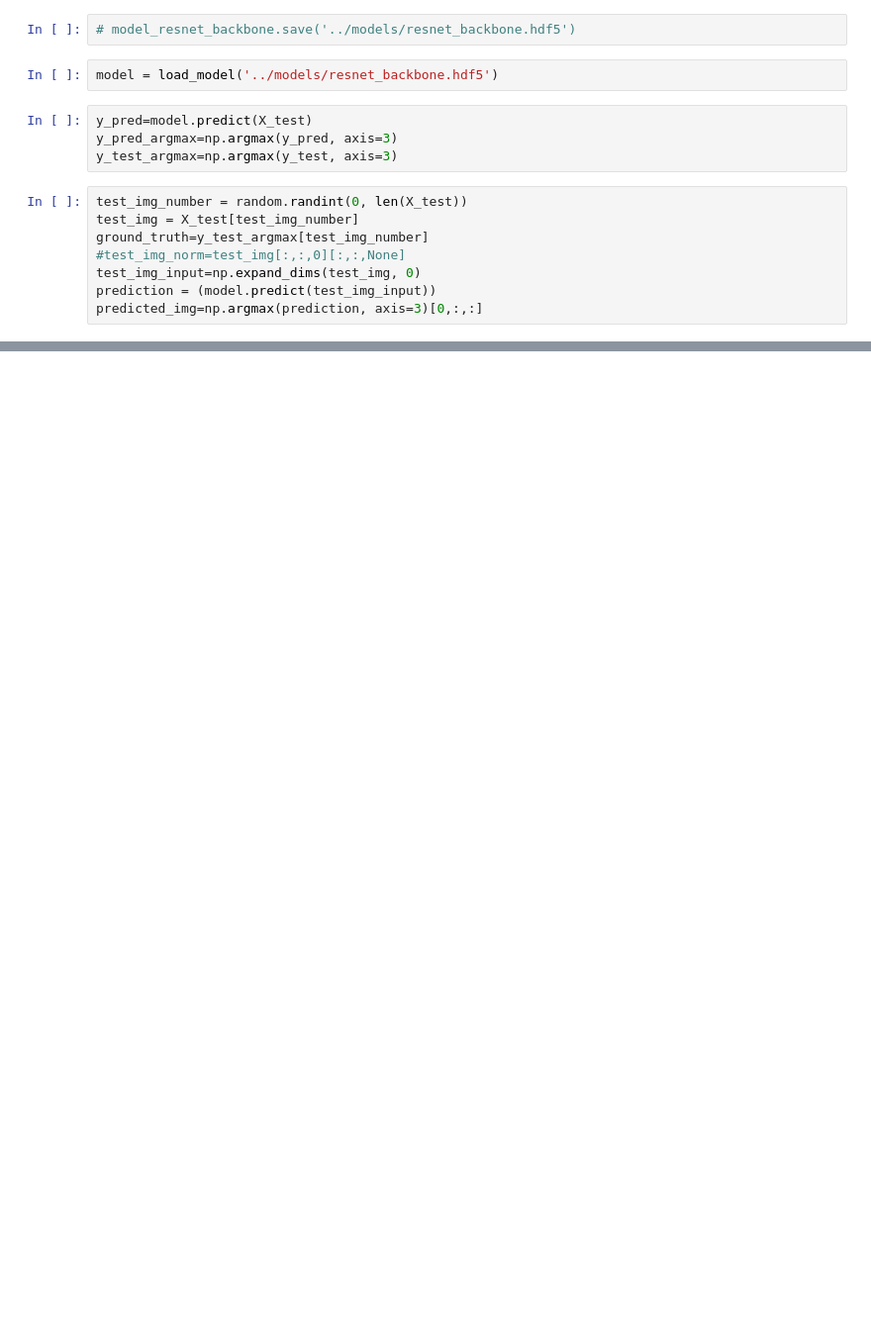
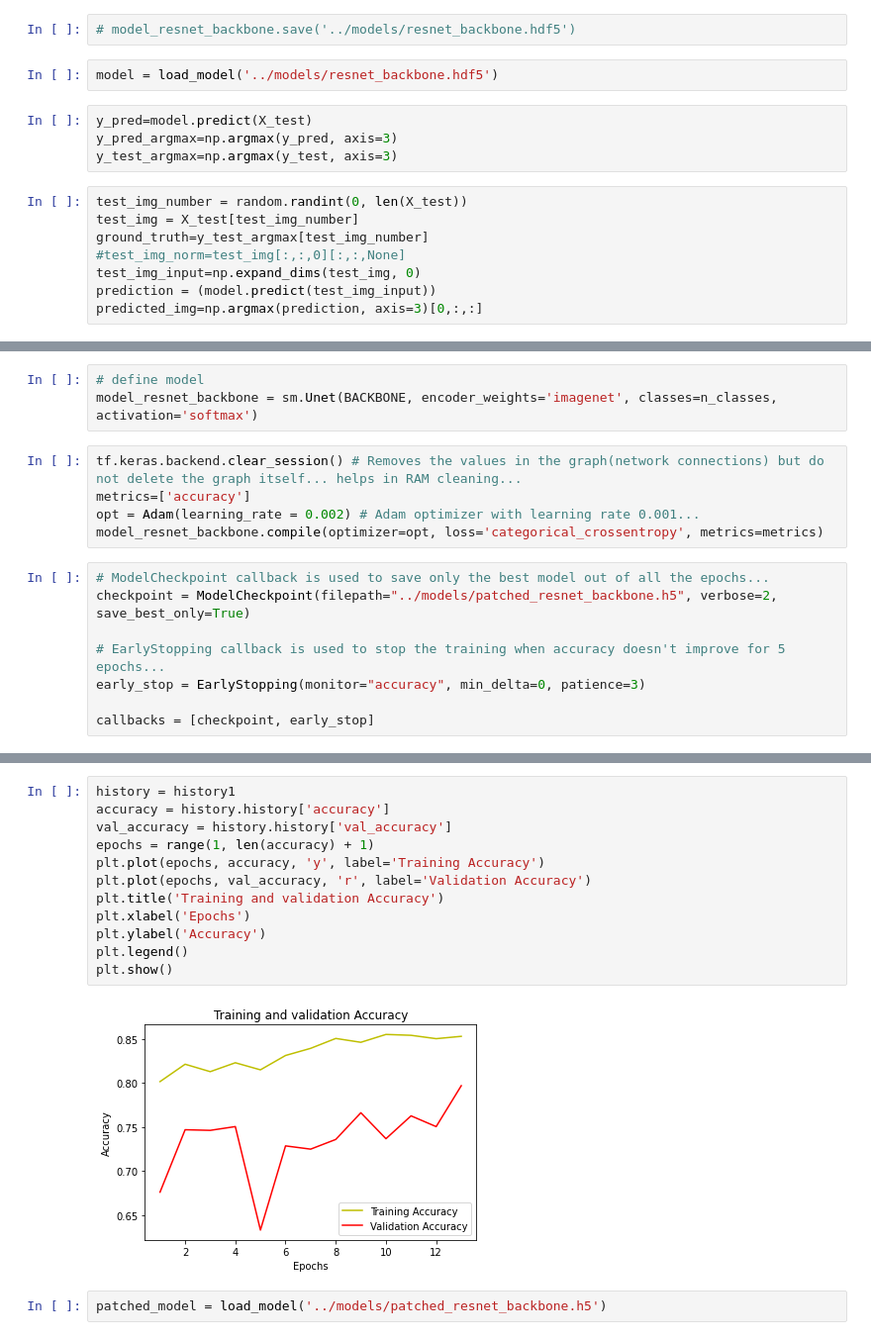
Before and after one commit to roshan-pandey/Semantic-Segmentation, a Jupyter notebook: src/modelling.ipynb, the cells around one changed output, grey strips where cells are left out. Shown at 99% size. Cells and saved outputs as stored; diff of their text form; blank space fills up the shorter version.

```diff
--- a/src/modelling.ipynb
+++ b/src/modelling.ipynb
@@ -221,0 +319,16 @@ plt.show()
+# %%
+# define model
+model_resnet_backbone = sm.Unet(BACKBONE, encoder_weights='imagenet', classes=n_classes, activation='softmax')
+# %%
+tf.keras.backend.clear_session() # Removes the values in the graph(network connections) but do not delete the graph itself... helps in RAM cleaning...
+metrics=['accuracy']
+opt = Adam(learning_rate = 0.002) # Adam optimizer with learning rate 0.001...
+model_resnet_backbone.compile(optimizer=opt, loss='categorical_crossentropy', metrics=metrics)
+# %%
+# ModelCheckpoint callback is used to save only the best model out of all the epochs...
+checkpoint = ModelCheckpoint(filepath="../models/patched_resnet_backbone.h5", verbose=2, save_best_only=True)
+
+# EarlyStopping callback is used to stop the training when accuracy doesn't improve for 5 epochs...
+early_stop = EarlyStopping(monitor="accuracy", min_delta=0, patience=3)
+
+callbacks = [checkpoint, early_stop]
@@ -221,0 +345,16 @@ plt.show()
+# %%
+history = history1
+accuracy = history.history['accuracy']
+val_accuracy = history.history['val_accuracy']
+epochs = range(1, len(accuracy) + 1)
+plt.plot(epochs, accuracy, 'y', label='Training Accuracy')
+plt.plot(epochs, val_accuracy, 'r', label='Validation Accuracy')
+plt.title('Training and validation Accuracy')
+plt.xlabel('Epochs')
+plt.ylabel('Accuracy')
+plt.legend()
+plt.show()
+# %% [output]
+[figure, added]
+# %%
+patched_model = load_model('../models/patched_resnet_backbone.h5')
```
Also changed, not shown: parts of 35 cells of this notebook.
